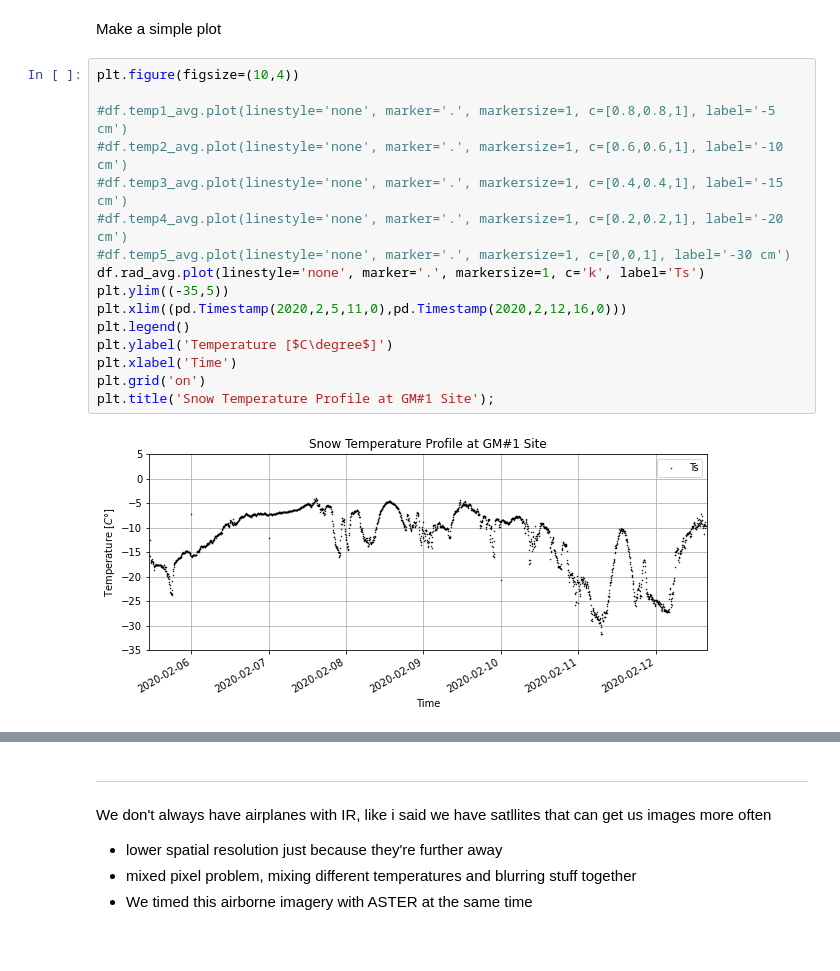
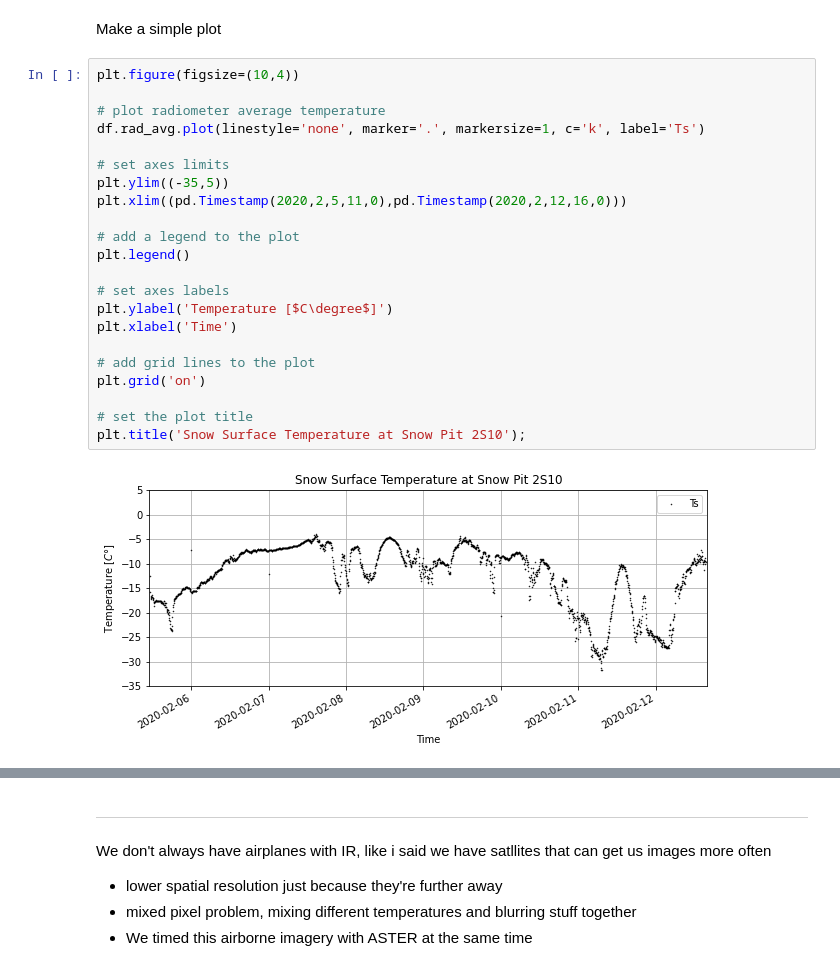
Before and after one commit to snowex-hackweek/website-2021, a Jupyter notebook: book/tutorials/thermal-ir/thermal-ir-tutorial.ipynb, the cells around one changed output, grey strips where cells are left out. Drawn from its saved outputs; the diff is of its cells as text.

```diff
--- a/book/tutorials/thermal-ir/thermal-ir-tutorial.ipynb
+++ b/book/tutorials/thermal-ir/thermal-ir-tutorial.ipynb
@@ -223,18 +429,24 @@ Make a simple plot
 # %%
 plt.figure(figsize=(10,4))
 
-#df.temp1_avg.plot(linestyle='none', marker='.', markersize=1, c=[0.8,0.8,1], label='-5 cm')
-#df.temp2_avg.plot(linestyle='none', marker='.', markersize=1, c=[0.6,0.6,1], label='-10 cm')
-#df.temp3_avg.plot(linestyle='none', marker='.', markersize=1, c=[0.4,0.4,1], label='-15 cm')
-#df.temp4_avg.plot(linestyle='none', marker='.', markersize=1, c=[0.2,0.2,1], label='-20 cm')
-#df.temp5_avg.plot(linestyle='none', marker='.', markersize=1, c=[0,0,1], label='-30 cm')
+# plot radiometer average temperature
 df.rad_avg.plot(linestyle='none', marker='.', markersize=1, c='k', label='Ts')
+
+# set axes limits
 plt.ylim((-35,5))
 plt.xlim((pd.Timestamp(2020,2,5,11,0),pd.Timestamp(2020,2,12,16,0)))
+
+# add a legend to the plot
 plt.legend()
+
+# set axes labels
 plt.ylabel('Temperature [$C\degree$]')
 plt.xlabel('Time')
+
+# add grid lines to the plot
 plt.grid('on')
-plt.title('Snow Temperature Profile at GM#1 Site');
+
+# set the plot title
+plt.title('Snow Surface Temperature at Snow Pit 2S10');
 # %% [output]
-[figure, old version]
+[figure, new version]
```
Also changed, not shown: parts of 50 cells of this notebook.
